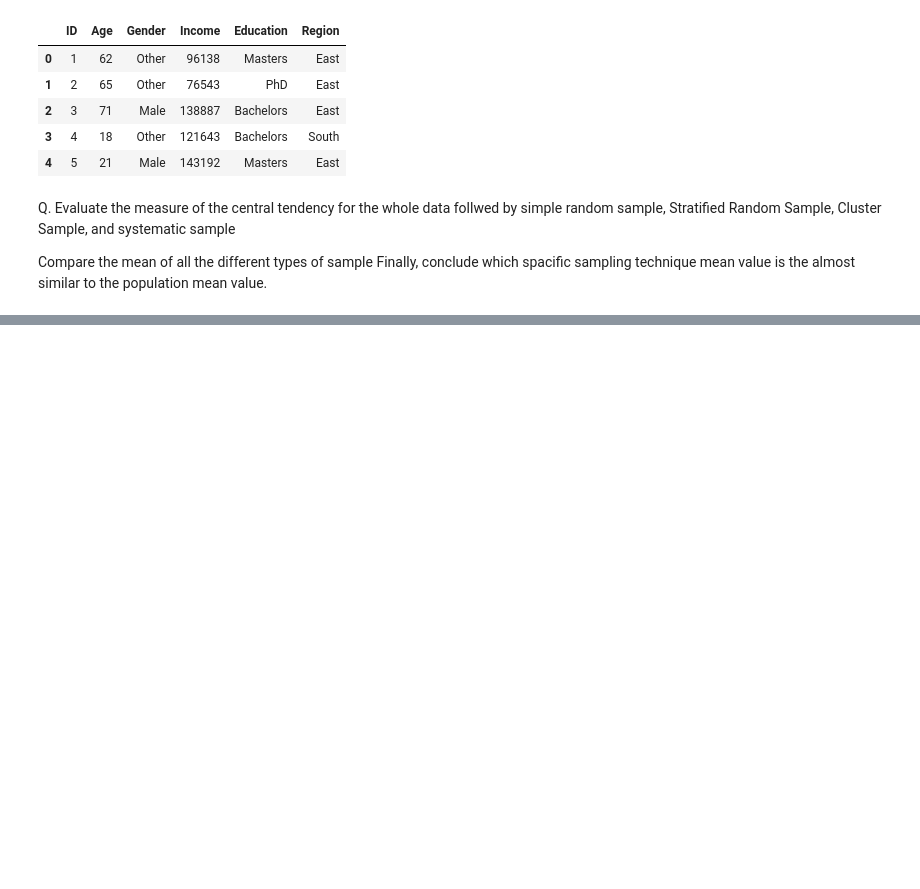
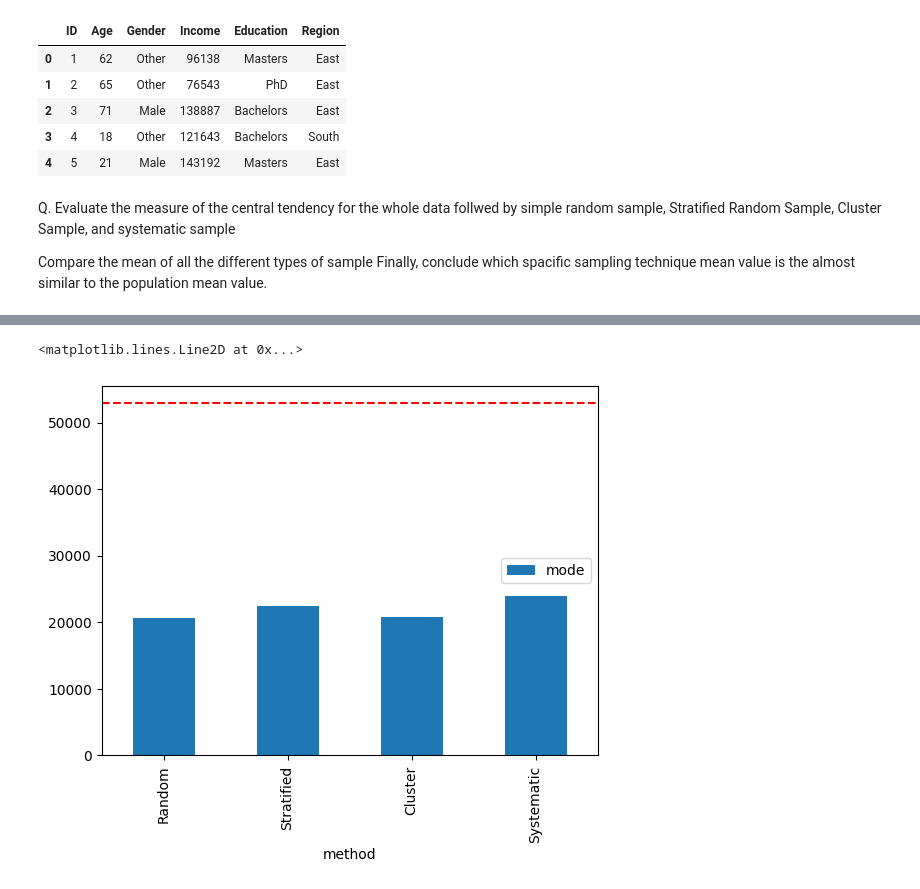
Before and after one commit to SinghAbh1shek/statistics, a Jupyter notebook: 02_DescriptiveStats_Sampling_Techniques.ipynb, the cells around one changed output, grey strips where cells are left out. Cells and saved outputs as stored; diff of their text form; code cells hidden in the pictures; blank space fills up the shorter version.

```diff
--- a/02_DescriptiveStats_Sampling_Techniques.ipynb
+++ b/02_DescriptiveStats_Sampling_Techniques.ipynb
@@ -192,0 +253,11 @@ Systematic Sample median:  94080.0
+# %%
+data_mod = {
+    "method": ["Random", "Stratified", "Cluster", "Systematic"],
+    "mode": [random_mode, Stratified_mode, clusetred_mode, systematic_mode]
+}
+ax = pd.DataFrame(data_mod).plot.bar(x="method", y="mode")
+true_mean = data_mode
+plt.axhline(y=true_mean, color='red', linestyle='--')
+# %% [output]
+<matplotlib.lines.Line2D at 0x...>
+[figure, added]
```
Also changed, not shown: parts of 17 cells of this notebook.
